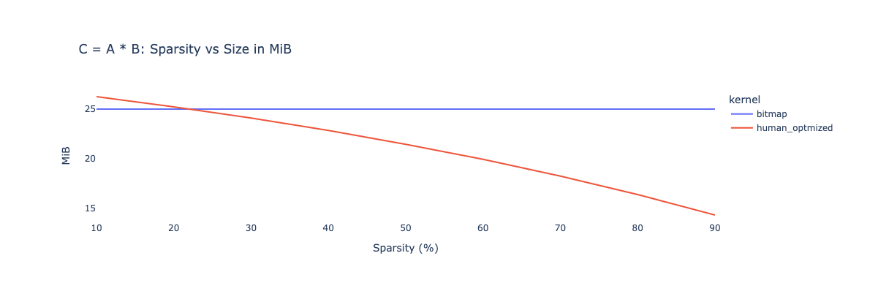
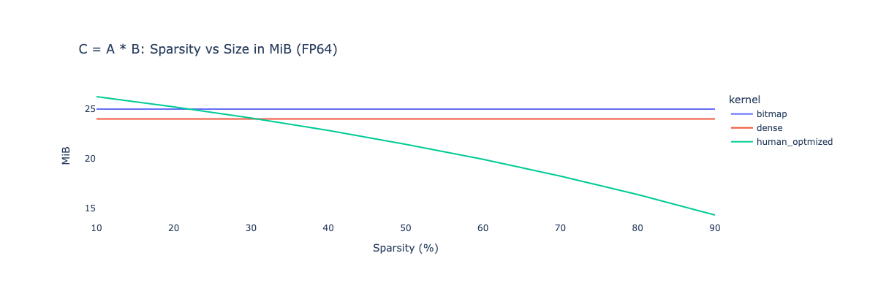
Before and after one commit to AndradeKaio/spgemm-benchmark, a Jupyter notebook: mem.ipynb, the cells around one changed output. Saved outputs shown, nothing was run; the diff lists cells and outputs as text; code cells hidden in the pictures.

```diff
--- a/mem.ipynb
+++ b/mem.ipynb
@@ -3,7 +3,8 @@ import pandas as pd
 import plotly.graph_objects as go
 import plotly.express as px
 # %%
-taco = pd.read_csv("./results/taco_csr_opt_mem.csv")
+taco_dense = pd.read_csv("./results/taco_dense_mem.csv")
+taco_sparse = pd.read_csv("./results/taco_csr_opt_mem.csv")
 bitmap = pd.read_csv("./results/bitmap_mem.csv")
 # %%
 def format_mem(df, name: str):
@@ -14,7 +15,8 @@ def format_mem(df, name: str):
     return df
 # %%
 data_frames = [
-    format_mem(taco, "human_optmized"),
+    format_mem(taco_dense, "dense"),
+    format_mem(taco_sparse, "human_optmized"),
     format_mem(bitmap, "bitmap"),
 ]
 # %%
@@ -25,11 +27,11 @@ full_df = full_df[full_df["M"] == 1024]
 # %%
 fig = px.line(full_df,
               x='sparsity',
               y='mb',
               color='kernel',
-              title='C = A * B: Sparsity vs Size in MiB',
+              title='C = A * B: Sparsity vs Size in MiB (FP64)',
               labels={'sparsity': 'Sparsity (%)', 'mb': 'MiB'})
 fig.update_layout(plot_bgcolor='white')
 fig.show()
 # %% [output]
-[figure, old version]
+[figure, new version]
```
Also changed, not shown: 2 other files.
